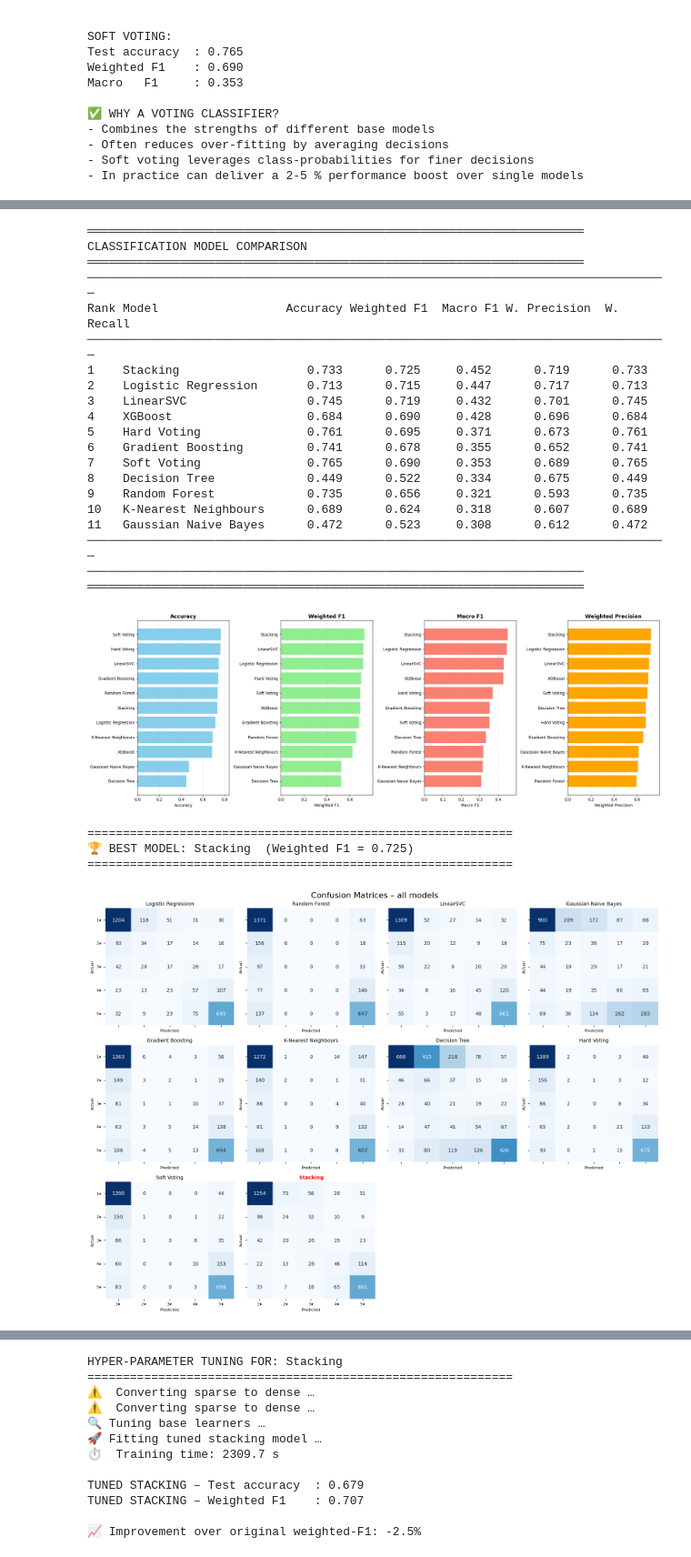
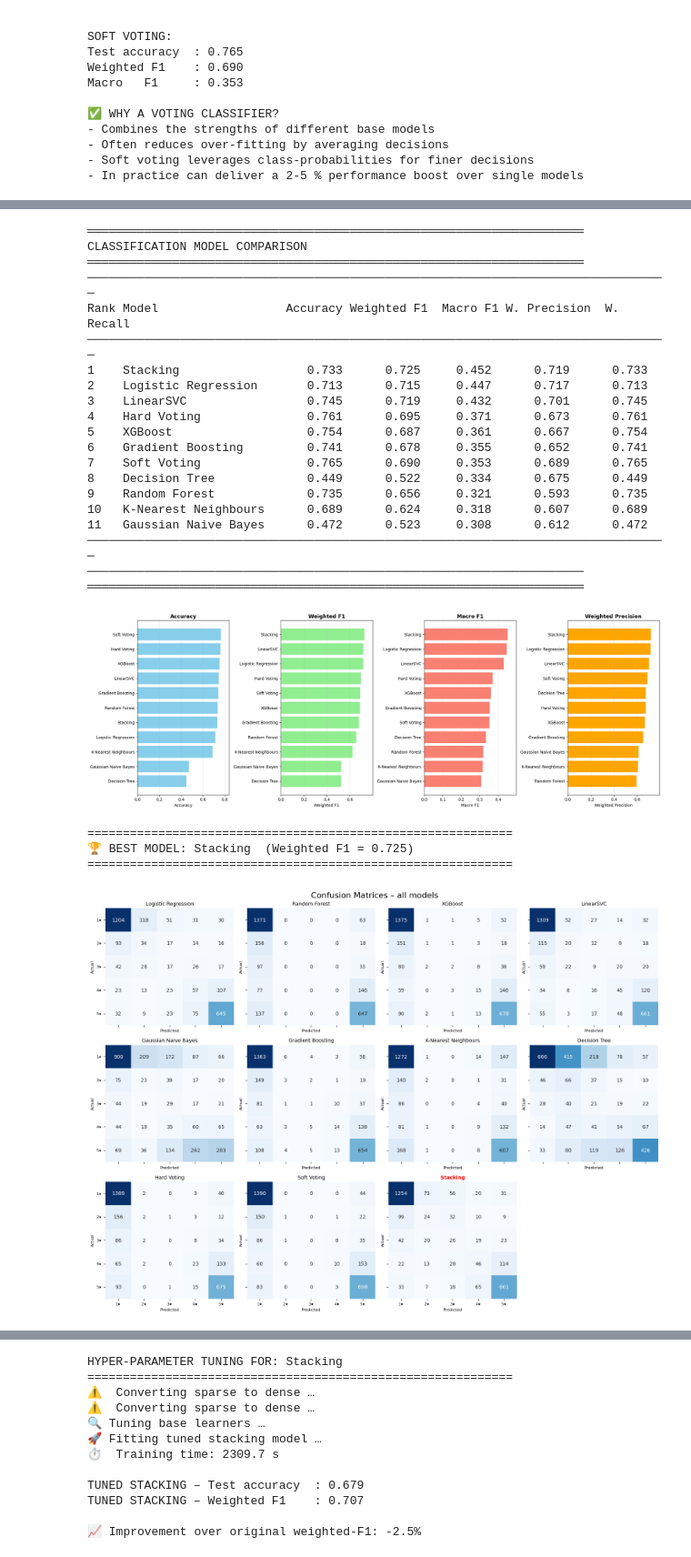
Before and after one commit to codeByFrank/ai-star-rating-prediction-for-supply-chain, a Jupyter notebook: notebooks/04_model_development_classification.ipynb, the cells around one changed output, grey strips where cells are left out. Shown: that part at 91% size. Saved outputs shown, nothing was run; the diff lists cells and outputs as text; code cells hidden in the pictures.

```diff
--- a/notebooks/04_model_development_classification.ipynb
+++ b/notebooks/04_model_development_classification.ipynb
@@ -137,9 +137,10 @@ def evaluate_classifier(model, X_train, X_test, y_train, y_test, model_name):
     )
 
     return {
-        "model_name"       : model_name,
-        "train_accuracy"   : train_acc,
-        "test_accuracy"    : test_acc,
+        "estimator"         : model,
+        "model_name"        : model_name,
+        "train_accuracy"    : train_acc,
+        "test_accuracy"     : test_acc,
         "weighted_precision": w_prec,
         "weighted_recall"   : w_rec,
         "weighted_f1"       : w_f1,
@@ -147,7 +148,7 @@ def evaluate_classifier(model, X_train, X_test, y_train, y_test, model_name):
         "macro_recall"      : m_rec,
         "macro_f1"          : m_f1,
         "predictions"       : y_pred_test,
-        "probabilities"     : y_proba_test,
+        "probabilities"     : y_proba_test
     }
 
 
@@ -891,12 +886,15 @@ all_results = [
 # 2) Build a tidy DataFrame
 # ---------------------------------------------------------------------
 comparison_df = pd.DataFrame([{
-    "Model"             : r["model_name"],
+    "Estimator"         : r["estimator"],
+    "Model Name"        : r["model_name"],
     "Test Accuracy"     : r["test_accuracy"],
     "Weighted F1"       : r["weighted_f1"],
     "Macro F1"          : r["macro_f1"],
     "Weighted Precision": r["weighted_precision"],
-    "Weighted Recall"   : r["weighted_recall"]
+    "Weighted Recall"   : r["weighted_recall"],
+    "Predictions"       : r["predictions"],
+    "Probabilities"     : r["probabilities"]
 } for r in all_results])
 
 # sort by Macro-F1 and round for prettier output
@@ -951,7 +949,7 @@ for idx, (_, row) in enumerate(comparison_df.iterrows(), 1):
 
     line = (
         f"{idx:{col_formats['Rank']}} "
-        f"{row['Model']:{col_formats['Model']}} "
+        f"{row['Model Name']:{col_formats['Model']}} "
         f"{cell('Test Accuracy')} "
         f"{cell('Weighted F1')} "
         f"{cell('Macro F1')} "
@@ -974,8 +972,8 @@ Rank Model                  Accuracy Weighted F1  Macro F1 W. Precision  W. Reca
 1    Stacking                  0.733      0.725     0.452      0.719      0.733
 2    Logistic Regression       0.713      0.715     0.447      0.717      0.713
 3    LinearSVC                 0.745      0.719     0.432      0.701      0.745
-4    XGBoost                   0.684      0.690     0.428      0.696      0.684
-5    Hard Voting               0.761      0.695     0.371      0.673      0.761
+4    Hard Voting               0.761      0.695     0.371      0.673      0.761
+5    XGBoost                   0.754      0.687     0.361      0.667      0.754
 6    Gradient Boosting         0.741      0.678     0.355      0.652      0.741
 7    Soft Voting               0.765      0.690     0.353      0.689      0.765
 8    Decision Tree             0.449      0.522     0.334      0.675      0.449
@@ -1004,7 +1002,7 @@ fig, axes = plt.subplots(1, 4, figsize=(20, 7))
 for ax, (col, label, colour) in zip(axes, metrics):
     # sort values descending so the best model appears on top
     tmp = comparison_df.sort_values(col, ascending=True)  # ascending for horizontal barh
-    ax.barh(tmp["Model"], tmp[col], color=colour)
+    ax.barh(tmp["Model Name"], tmp[col], color=colour)
     ax.set_title(f"{label}", fontsize=13, fontweight="bold")
     ax.set_xlabel(label)
     ax.grid(True, axis="x", alpha=0.3)
@@ -1013,7 +1011,7 @@ for ax, (col, label, colour) in zip(axes, metrics):
 plt.tight_layout()
 plt.show();
 # %% [output]
-[figure, old version]
+[figure, new version]
 # %%
 # =============================================================================
 # CONFUSION-MATRIX VISUALISATION
@@ -1023,22 +1021,27 @@ import seaborn as sns
 import matplotlib.pyplot as plt
 import numpy as np
 
-# choose the metric used to highlight the best model
-EVALUATION_METRIC = "Weighted F1"        # can also be "Test Accuracy", "Macro F1", "Weighted Precision", "Weighted Recall", "Weighted F1"
 
 # -----------------------------------------------------------------------------
 # Find best model according to the chosen metric
 # -----------------------------------------------------------------------------
-best_idx   = comparison_df[EVALUATION_METRIC].idxmax()
-best_name  = comparison_df.loc[best_idx, "Model"]
-best_score = comparison_df.loc[best_idx, EVALUATION_METRIC]
+
+# choose the metric used to highlight the best model
+EVALUATION_METRIC = "Weighted F1"        # can also be "Test Accuracy", "Macro F1", "Weighted Precision", "Weighted Recall", "Weighted F1"
+
+best_idx       = comparison_df[EVALUATION_METRIC].idxmax()
+best_row       = comparison_df.loc[best_idx]
+best_estimator = best_row["Estimator"]
+best_preds     = best_row["Predictions"]
+best_name  = best_row["Model Name"]
+best_score = best_row[EVALUATION_METRIC]
 
 print("\n" + "=" * 60)
 print(f"🏆 BEST MODEL: {best_name}  ({EVALUATION_METRIC} = {best_score:.3f})")
 print("=" * 60)
 
 star_labels = ["1★", "2★", "3★", "4★", "5★"]   # axis labels
-best_name  = comparison_df.loc[comparison_df[EVALUATION_METRIC].idxmax(), "Model"]
+
 # -----------------------------------------------------------------------------
 # Helper: plot all confusion matrices in a grid
 # -----------------------------------------------------------------------------
@@ -1063,34 +1066,34 @@ def plot_confusion_grid(results, y_true):
         sns.heatmap(cm, annot=True, fmt="d", cmap="Blues",
                     cbar=False,
                     xticklabels=star_labels, yticklabels=star_labels,
                     ax=ax)
 
         # keep tick labels visible on every subplot
         ax.set_xticklabels(star_labels, rotation=0, fontsize=7)
         ax.set_yticklabels(star_labels, rotation=0, fontsize=7)
 
         # title formatting (red for best)
         title_kw = dict(color="red", weight="bold") if res["model_name"] == best_name else {}
         ax.set_title(res["model_name"], fontsize=10, pad=6, **title_kw)
 
         ax.set_xlabel("Predicted", fontsize=8)
         ax.set_ylabel("Actual",    fontsize=8)
         ax.tick_params(axis="both", labelsize=7)
 
     # Hide any unused cells
     for j in range(n_models, n_rows * n_cols):
         axes.flat[j].set_visible(False)
 
     plt.tight_layout()
     plt.show()
 
 # call the function
 plot_confusion_grid(all_results, y_test)
 # %% [output]
 ============================================================
 🏆 BEST MODEL: Stacking  (Weighted F1 = 0.725)
 ============================================================
-[figure, old version]
+[figure, new version]
 # %%
 # =============================================================================
 # DETAILED ANALYSIS OF THE BEST MODEL
```
Also changed, not shown: parts of 5 cells of this notebook, 9 other files.
